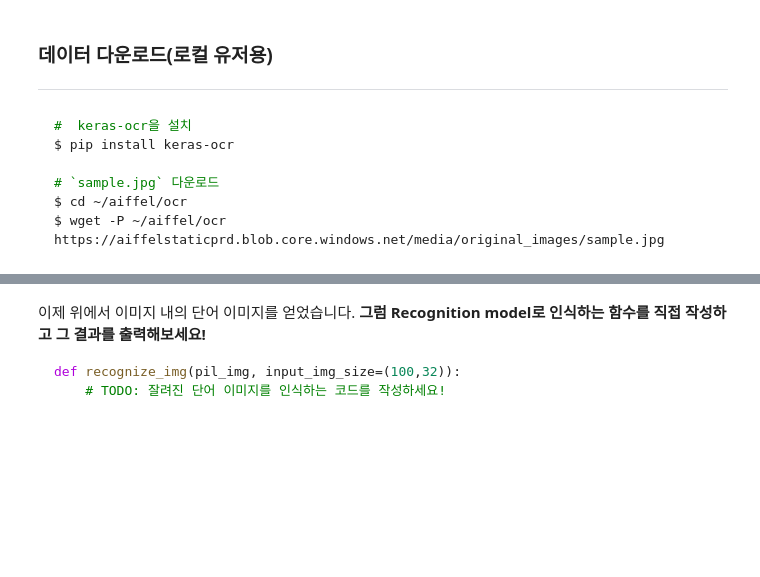
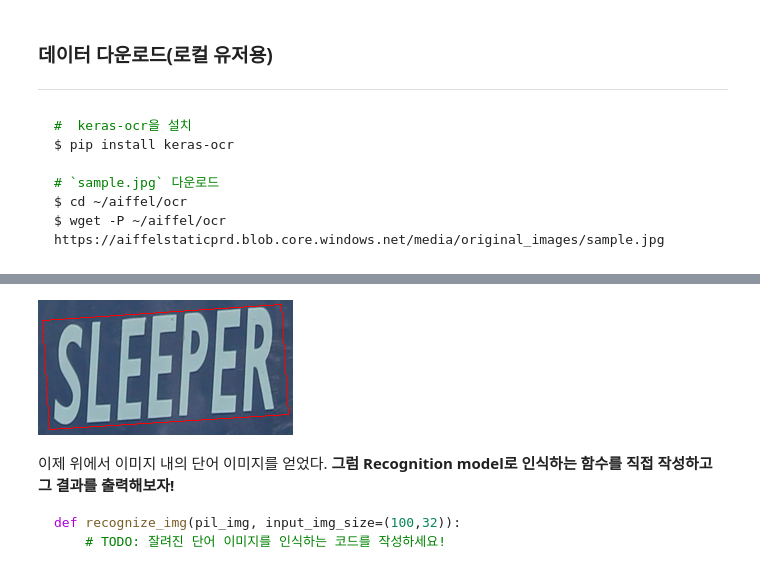
Before and after one commit to IsaacTips/AIFFEL, a Jupyter notebook: Going_Deeper/Project6_End_to_End_OCR/Project6_End_to_End_OCR.ipynb, the cells around one changed output, grey strips where cells are left out. Saved outputs shown, nothing was run; the diff lists cells and outputs as text; code cells hidden in the pictures; blank space fills up the shorter version.

````diff
--- a/Going_Deeper/Project6_End_to_End_OCR/Project6_End_to_End_OCR.ipynb
+++ b/Going_Deeper/Project6_End_to_End_OCR/Project6_End_to_End_OCR.ipynb
@@ -58,5 +666,9 @@ display(img_pil)
+# %%
+cropped_img[1]
+# %% [output]
+[figure, added]
 # %% [markdown]
-이제 위에서 이미지 내의 단어 이미지를 얻었습니다. **그럼 Recognition model로 인식하는 함수를 직접 작성하고 그 결과를 출력해보세요!**
+이제 위에서 이미지 내의 단어 이미지를 얻었다. **그럼 Recognition model로 인식하는 함수를 직접 작성하고 그 결과를 출력해보자!**
 
 ```python
 def recognize_img(pil_img, input_img_size=(100,32)):
````
Also changed, not shown: parts of 43 cells of this notebook.
